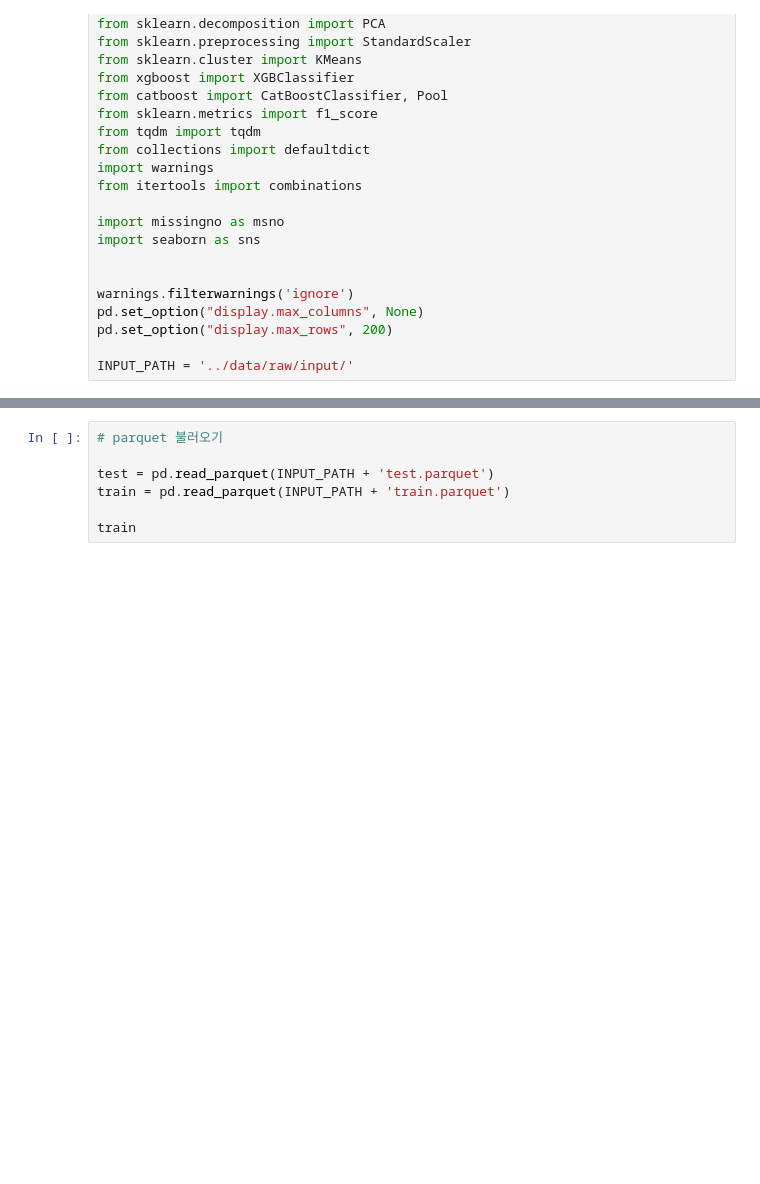
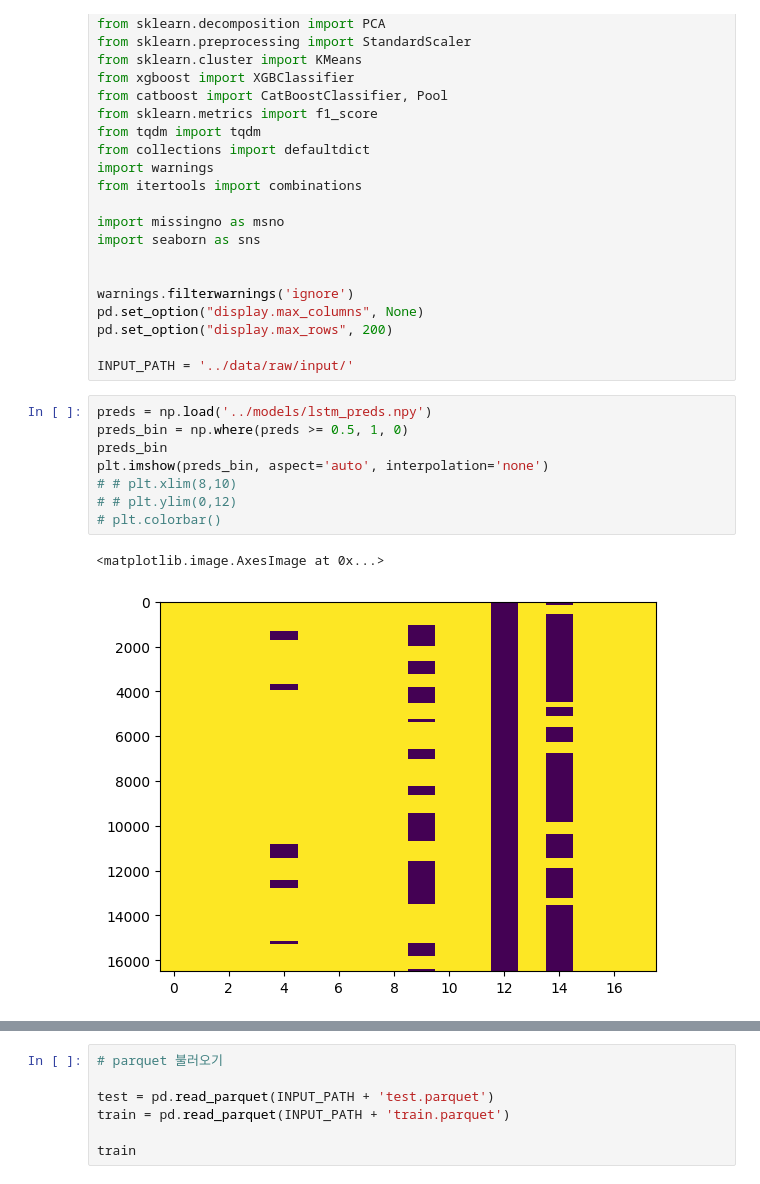
Before and after one commit to hoeen/student-gameplay-prediction, a Jupyter notebook: notebooks/magic_bingo_PCA.ipynb, the cells around one changed output, grey strips where cells are left out. Drawn from its saved outputs; the diff is of its cells as text; blank space fills up the shorter version.

```diff
--- a/notebooks/magic_bingo_PCA.ipynb
+++ b/notebooks/magic_bingo_PCA.ipynb
@@ -28,3 +28,14 @@ pd.set_option("display.max_columns", None)
 pd.set_option("display.max_rows", 200)
 
 INPUT_PATH = '../data/raw/input/'
+# %%
+preds = np.load('../models/lstm_preds.npy')
+preds_bin = np.where(preds >= 0.5, 1, 0)
+preds_bin
+plt.imshow(preds_bin, aspect='auto', interpolation='none')
+# # plt.xlim(8,10)
+# # plt.ylim(0,12)
+# plt.colorbar()
+# %% [output]
+<matplotlib.image.AxesImage at 0x...>
+[figure, added]
```
Also changed, not shown: parts of 4 cells of this notebook, 11 other files.
